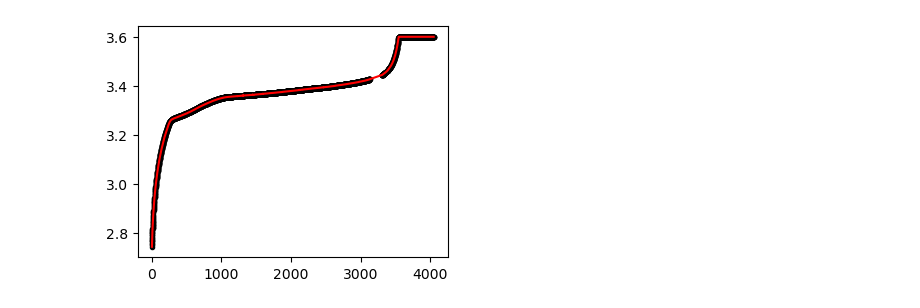
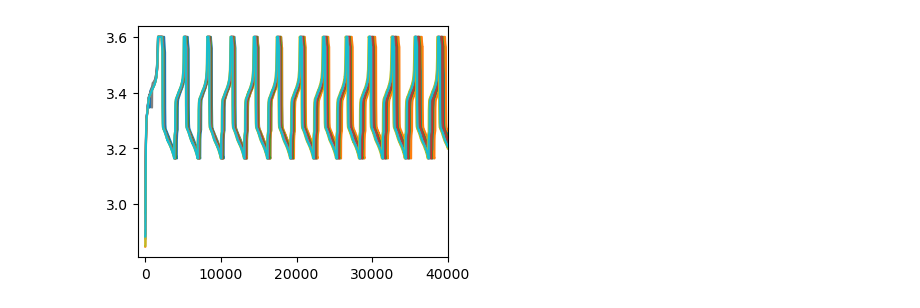
Before and after one commit to REIL-UConn/rapid-soh-estimation-from-short-pulses, a Jupyter notebook: notebooks/examples.ipynb, the cells around one changed output. Drawn from its saved outputs; the diff is of its cells as text; code cells hidden in the pictures.

```diff
--- a/notebooks/examples.ipynb
+++ b/notebooks/examples.ipynb
@@ -21,35 +27,11 @@ print("All RPTs: ", sorted(df['RPT Number'].unique()))
 # %%
-df = load_processed_data(get_preprocessed_data_files(data_type='cycling', cell_id=2))
-
-plt.figure(figsize=(4,3))
-for week_num in sorted(df['Week Number'].unique()):
-	df_filt = df.loc[(df['Week Number'] == week_num)]
-	plt.plot(df_filt['Time (s)'], df_filt['Voltage (V)'], '-')
-plt.xlim([-1000,40000])
-plt.show()
+df = load_preprocessed_data(get_preprocessed_data_files(dir_preprocessed_data, data_type='cycling', cell_id=2))
+if df is not None:
+	plt.figure(figsize=(4,3))
+	for week_num in sorted(df['Week Number'].unique())[0:10]:
+		df_filt = df.loc[(df['Week Number'] == week_num)]
+		plt.plot(df_filt['Time (s)'], df_filt['Voltage (V)'], '-')
+	plt.xlim([-1000,40000])
+	plt.show()
+# %% [output]
+[figure, added]
-# %%
-rpt_data = load_processed_data(get_preprocessed_data_files(data_type='rpt', cell_id=2))
-
-
-plt.figure(figsize=(4,3))
-for rpt_num in sorted(rpt_data['RPT Number'].unique())[0:1]:
-    df_chg_p1 = rpt_data.loc[(rpt_data['RPT Number'] == rpt_num) & \
-							 (rpt_data['Segment Key'] == 'ref_chg') & \
-							 (rpt_data['Step Number'] == 50)]
-    df_chg_p2 = rpt_data.loc[(rpt_data['RPT Number'] == rpt_num) & \
-							 (rpt_data['Segment Key'] == 'ref_chg') & \
-							 (rpt_data['Step Number'] == 54)]
-    chg_p1_v = df_chg_p1['Voltage (V)'].values
-    chg_p1_t = df_chg_p1['Time (s)'].values - df_chg_p1['Time (s)'].values[0]
-    chg_p2_v = (df_chg_p2['Voltage (V)'].values)[120:]
-    chg_p2_t = (df_chg_p2['Time (s)'].values - df_chg_p1['Time (s)'].values[0])[120:]
-
-    chg_t_interp = np.arange(chg_p1_t[0], chg_p2_t[-1], 1)
-    chg_v_interp = np.interp(chg_t_interp, np.hstack([chg_p1_t, chg_p2_t]), np.hstack([chg_p1_v, chg_p2_v]))
-
-    plt.plot(chg_p1_t, chg_p1_v, 'k.')
-    plt.plot(chg_p2_t, chg_p2_v, 'k.')
-    plt.plot(chg_t_interp, chg_v_interp, 'r-')
-plt.show()
-# %% [output]
-[figure, removed]
```
Also changed, not shown: parts of 8 cells of this notebook, 5 other files.
